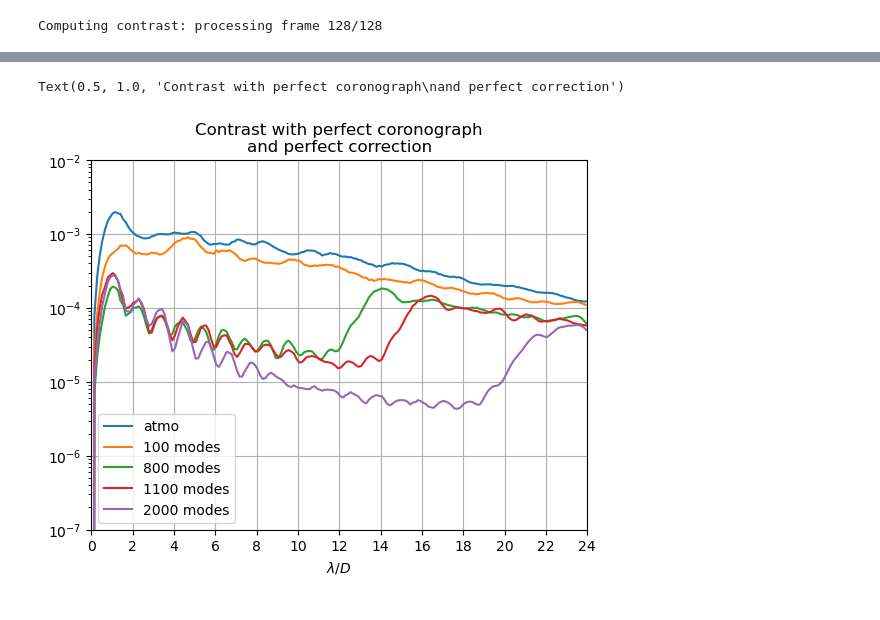
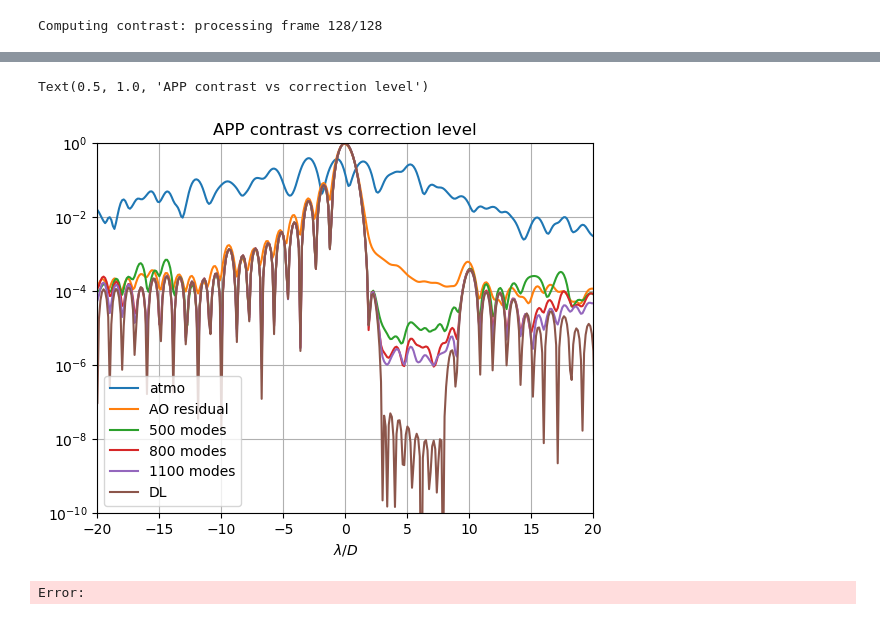
Before and after one commit to ArcetriAdaptiveOptics/ekarus, a Jupyter notebook: ekarus/notebooks/PerfectCoronograph.ipynb, the cells around one changed output, grey strips where cells are left out. Saved outputs shown, nothing was run; the diff lists cells and outputs as text; code cells hidden in the pictures.

```diff
--- a/ekarus/notebooks/PerfectCoronograph.ipynb
+++ b/ekarus/notebooks/PerfectCoronograph.ipynb
@@ -550,10 +296,0 @@ filt2000_phases = filter_modes(atmo_phases, zern_inv.T, 2000)
-# %%
-filt100_phases_in_rad = filt100_phases[-N:,:] * (2*xp.pi)/lambdaRef
-filt800_phases_in_rad = filt800_phases[-N:,:] * (2*xp.pi)/lambdaRef
-filt1100_phases_in_rad = filt1100_phases[-N:,:] * (2*xp.pi)/lambdaRef
-filt2000_phases_in_rad = filt2000_phases[-N:,:] * (2*xp.pi)/lambdaRef
-# %%
-_, rad_profile100, pix_dist = cascao.get_contrast(filt100_phases_in_rad, oversampling=8, normalize_to_perfect_psf=normalize_to_perfect_psf, use_avg_field=use_avg_field)
-_, rad_profile800, pix_dist = cascao.get_contrast(filt800_phases_in_rad, oversampling=8, normalize_to_perfect_psf=normalize_to_perfect_psf, use_avg_field=use_avg_field)
-_, rad_profile1100, pix_dist = cascao.get_contrast(filt1100_phases_in_rad, oversampling=8, normalize_to_perfect_psf=normalize_to_perfect_psf, use_avg_field=use_avg_field)
-_, rad_profile2000, pix_dist = cascao.get_contrast(filt2000_phases_in_rad, oversampling=8, normalize_to_perfect_psf=normalize_to_perfect_psf, use_avg_field=use_avg_field)
@@ -561,0 +422,20 @@ Computing contrast: processing frame 128/128
+# %%
+dl_phases_apo = xp.tile(app_phase[pupil.astype(bool)],[int(xp.shape(atmo_phases_in_rad)[0]),1])
+atmo_phases_apo = atmo_phases_in_rad + dl_phases_apo
+res_phases_apo = res_phases_in_rad + dl_phases_apo
+# filt10_phases_apo = filt10_phases_in_rad + dl_phases_apo
+# filt100_phases_apo = filt100_phases_in_rad + dl_phases_apo
+# filt200_phases_apo = filt200_phases_in_rad + dl_phases_apo
+filt500_phases_apo = filt500_phases_in_rad + dl_phases_apo
+filt800_phases_apo = filt800_phases_in_rad + dl_phases_apo
+filt1100_phases_apo = filt1100_phases_in_rad + dl_phases_apo
+
+_, rad_profile, pix_dist = get_one_sided_contrast(cascao.cmask, atmo_phases_apo, iwa=iwa, oversampling=8)
+_, rad_profile_res, pix_dist = get_one_sided_contrast(cascao.cmask,res_phases_apo, iwa=iwa, oversampling=8)
+# _, rad_profile10, pix_dist = get_one_sided_contrast(cascao.cmask,filt10_phases_apo, iwa=iwa, oversampling=8)
+# _, rad_profile100, pix_dist = get_one_sided_contrast(cascao.cmask,filt100_phases_apo, iwa=iwa, oversampling=8)
+# _, rad_profile200, pix_dist = get_one_sided_contrast(cascao.cmask,filt200_phases_apo, iwa=iwa, oversampling=8)
+_, rad_profile500, pix_dist = get_one_sided_contrast(cascao.cmask,filt500_phases_apo, iwa=iwa, oversampling=8)
+_, rad_profile800, pix_dist = get_one_sided_contrast(cascao.cmask,filt800_phases_apo, iwa=iwa, oversampling=8)
+_, rad_profile1100, pix_dist = get_one_sided_contrast(cascao.cmask,filt1100_phases_apo, iwa=iwa, oversampling=8)
+_, rad_profile_dl, pix_dist = get_one_sided_contrast(cascao.cmask,dl_phases_apo, iwa=iwa, oversampling=8)
@@ -562,18 +450,20 @@ Computing contrast: processing frame 128/128
 # %%
-plt.figure()#figsize=(16,5))
+plt.figure()
 plt.plot(xp.asnumpy(pix_dist), xp.asnumpy(rad_profile), label='atmo')
-plt.plot(xp.asnumpy(pix_dist), xp.asnumpy(rad_profile100), label='100 modes')
+plt.plot(xp.asnumpy(pix_dist), xp.asnumpy(rad_profile_res), label='AO residual')
+plt.plot(xp.asnumpy(pix_dist), xp.asnumpy(rad_profile500), label='500 modes')
 plt.plot(xp.asnumpy(pix_dist), xp.asnumpy(rad_profile800), label='800 modes')
 plt.plot(xp.asnumpy(pix_dist), xp.asnumpy(rad_profile1100), label='1100 modes')
-plt.plot(xp.asnumpy(pix_dist), xp.asnumpy(rad_profile2000), label='2000 modes')
+plt.plot(xp.asnumpy(pix_dist), xp.asnumpy(rad_profile_dl), label='DL')
 plt.legend()
 plt.grid()
-plt.xlim([0,24])
-plt.ylim([1e-7,1e-2])
-plt.xticks(xp.asnumpy(xp.arange(0,26,2)))
+plt.xlim([-20,20])
+plt.ylim([1e-10,1.0])
+# plt.xticks(xp.asnumpy(xp.arange(iwa,26,2)))
 plt.xlabel(r'$\lambda/D$')
 plt.yscale('log')
-plt.title('Contrast with perfect coronograph\nand perfect correction')
+plt.title('APP contrast vs correction level')
 # %% [output]
-Text(0.5, 1.0, 'Contrast with perfect coronograph\nand perfect correction')
+Text(0.5, 1.0, 'APP contrast vs correction level')
-[figure, old version]
+[figure, new version]
+Error:
```
Also changed, not shown: parts of 34 cells of this notebook, 9 other files.
